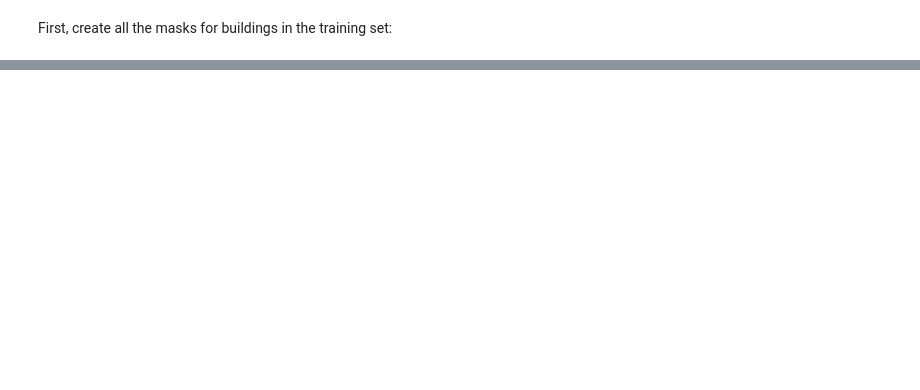
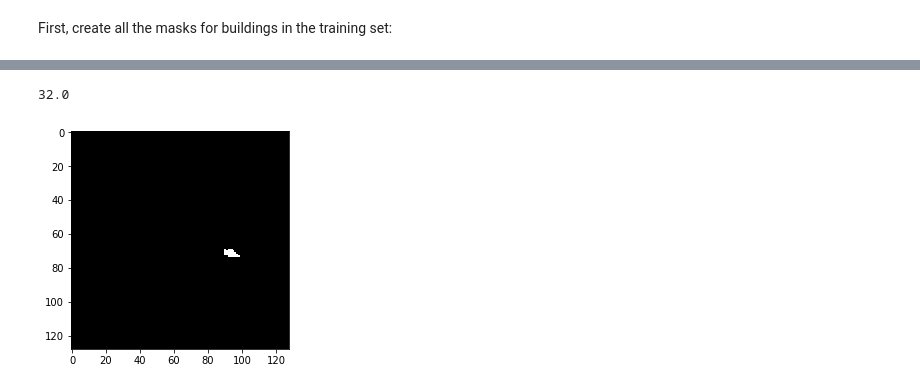
Before and after one commit to wwymak/kaggle-dstl, a Jupyter notebook: starter1.ipynb, the cells around one changed output, grey strips where cells are left out. Cells and saved outputs as stored; diff of their text form; code cells hidden in the pictures; blank space fills up the shorter version.

```diff
--- a/starter1.ipynb
+++ b/starter1.ipynb
@@ -277,0 +408,10 @@ for ax in axs.flat:
+# %%
+predictions = train_predict[0]
+targets = train_predict[1]
+# %%
+outputs = predictions[1]
+predictions2= predictions[:, 1, :, :]
+# %%
+predictions2[predictions2 > 0.1] = 1.
+predictions2[predictions2<= 0.1] = 0.
+predictions2.shape
@@ -277,0 +431,3 @@ for ax in axs.flat:
+# %%
+a =predictions2[0].numpy()
+a
@@ -277,0 +444,10 @@ for ax in axs.flat:
+# %%
+a.sum()
+# %% [output]
+32.0
+# %%
+
+fig = plt.figure(figsize=(4,4))
+show_mask(a.astype(np.uint8),figure=fig)
+# %% [output]
+[figure, added]
```
Also changed, not shown: parts of 59 cells of this notebook.
